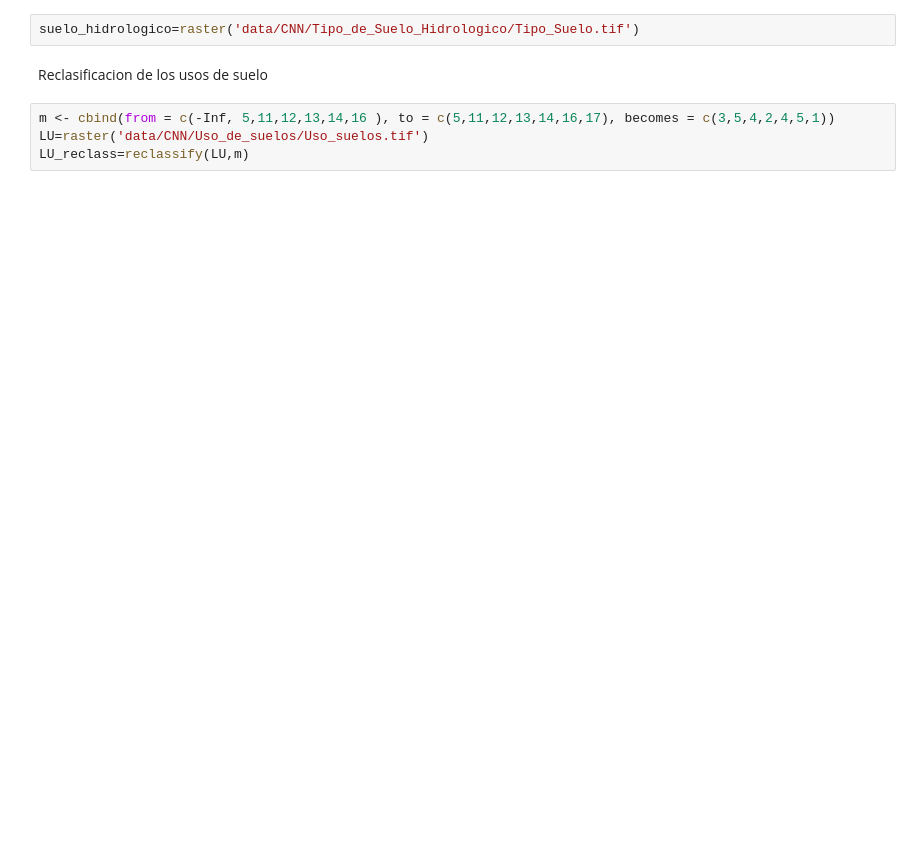
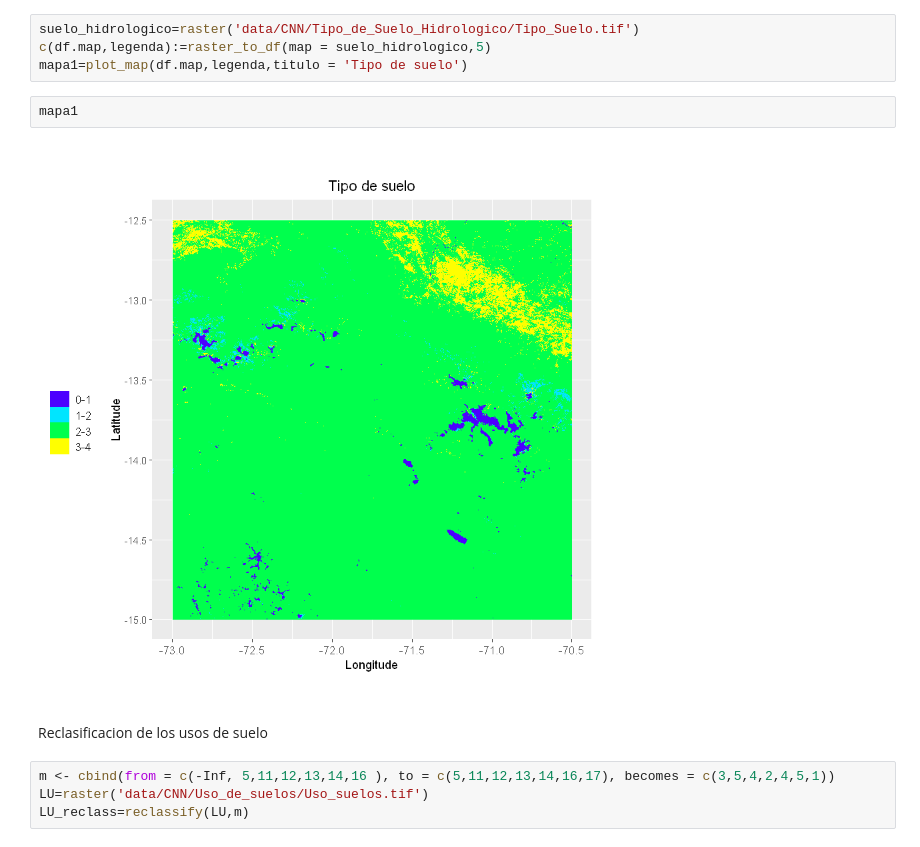
Before and after one commit to JoseZevallosR/curso_hidrologia, a Jupyter notebook: code/Curva numero.ipynb, the cells around one changed output. Cells and saved outputs as stored; diff of their text form; blank space fills up the shorter version.

Commit message:
curve number

```diff
--- a/code/Curva numero.ipynb
+++ b/code/Curva numero.ipynb
@@ -10,5 +74,11 @@ setwd("D:/Proyectos_GitHub/curso_hidrologia")
 # %%
 suelo_hidrologico=raster('data/CNN/Tipo_de_Suelo_Hidrologico/Tipo_Suelo.tif')
+c(df.map,legenda):=raster_to_df(map = suelo_hidrologico,5)
+mapa1=plot_map(df.map,legenda,titulo = 'Tipo de suelo')
+# %%
+mapa1
+# %% [output]
+[figure, added]
 # %% [markdown]
 Reclasificacion de los usos de suelo
 # %%
```
Also changed, not shown: parts of 11 cells of this notebook.
